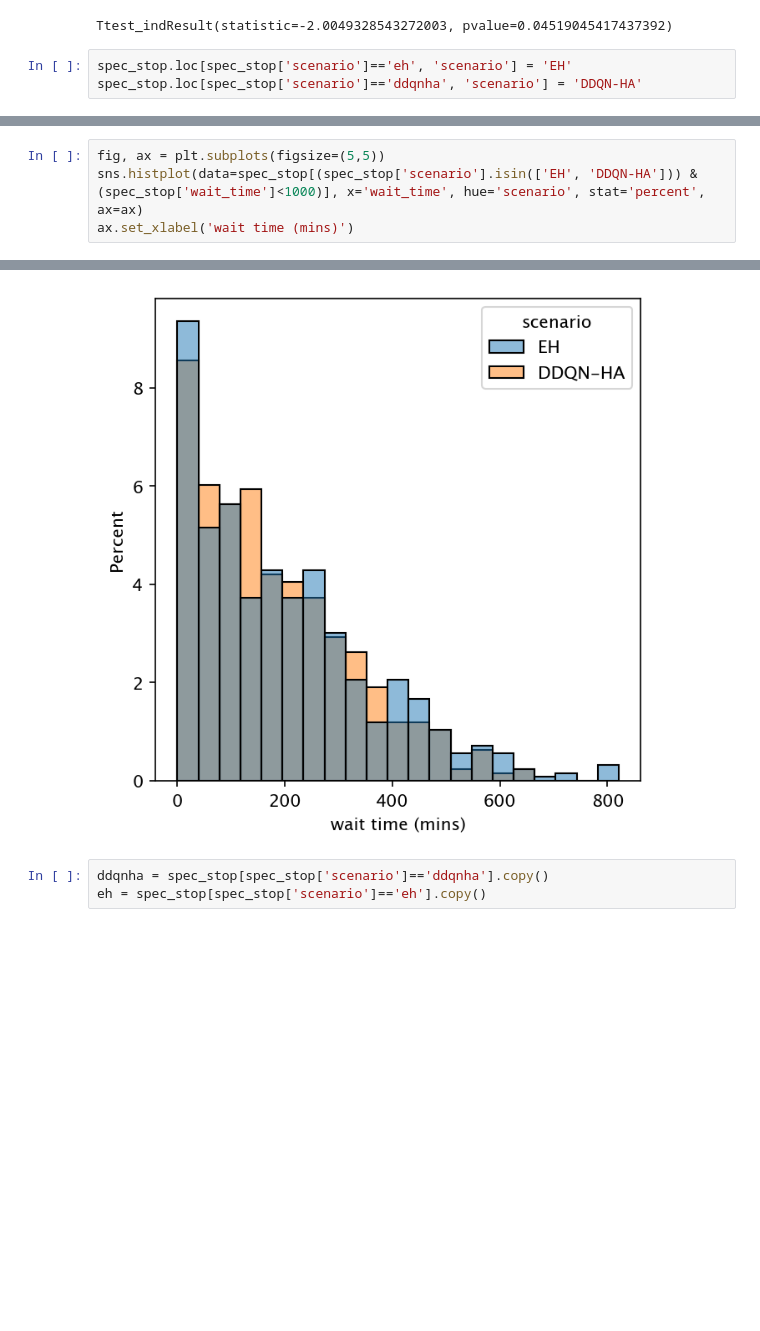
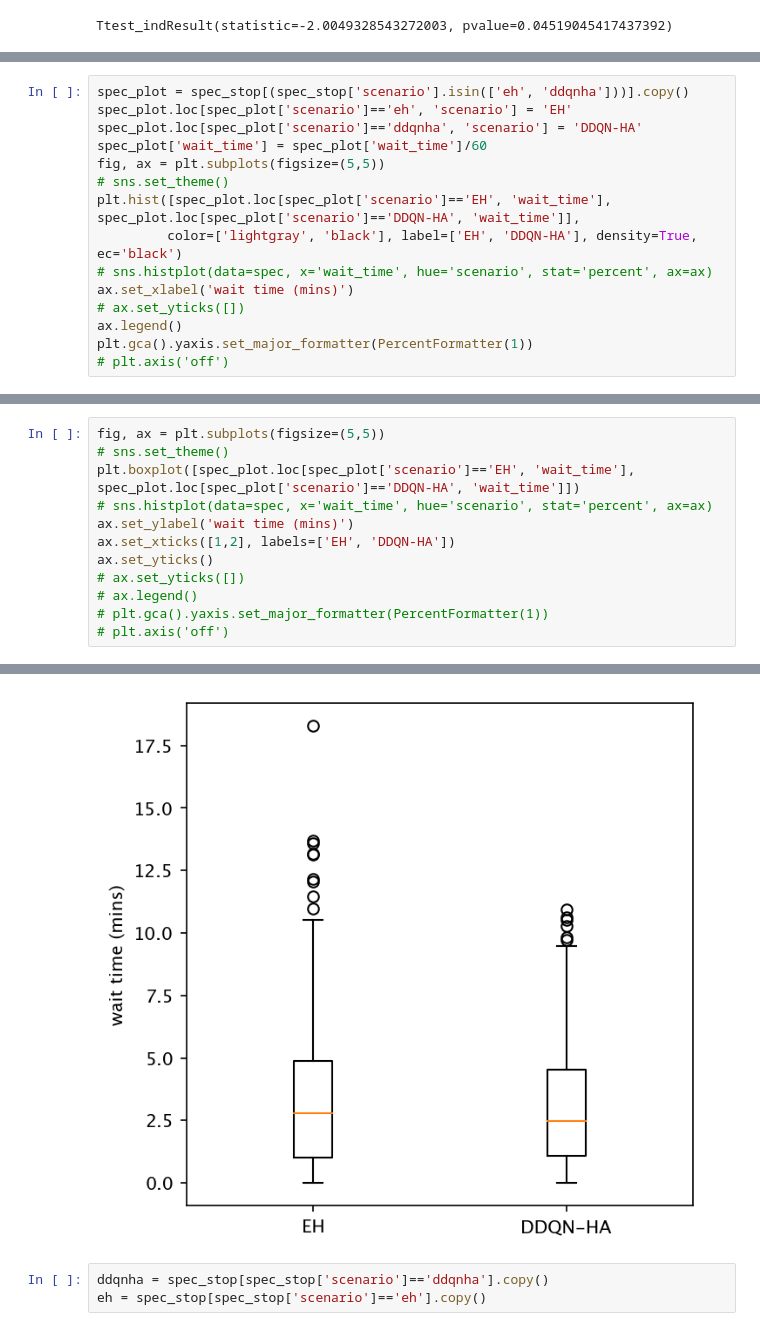
Before and after one commit to joerovar/rt_20_ebound, a Jupyter notebook: scratch.ipynb, the cells around one changed output, grey strips where cells are left out. Drawn from its saved outputs; the diff is of its cells as text; blank space fills up the shorter version.

```diff
--- a/scratch.ipynb
+++ b/scratch.ipynb
@@ -77,6 +76,3 @@ ddqnha 634
 ttest_ind(spec_stop.loc[spec_stop['scenario']=='ddqnha', 'wait_time'], spec_stop.loc[spec_stop['scenario']=='eh', 'wait_time'], equal_var=False)
 # %% [output]
 Ttest_indResult(statistic=-2.0049328543272003, pvalue=0.04519045417437392)
-# %%
-spec_stop.loc[spec_stop['scenario']=='eh', 'scenario'] = 'EH'
-spec_stop.loc[spec_stop['scenario']=='ddqnha', 'scenario'] = 'DDQN-HA'
@@ -82,0 +95,15 @@ spec_stop.loc[spec_stop['scenario']=='ddqnha', 'scenario'] = 'DDQN-HA'
+# %%
+spec_plot = spec_stop[(spec_stop['scenario'].isin(['eh', 'ddqnha']))].copy()
+spec_plot.loc[spec_plot['scenario']=='eh', 'scenario'] = 'EH'
+spec_plot.loc[spec_plot['scenario']=='ddqnha', 'scenario'] = 'DDQN-HA'
+spec_plot['wait_time'] = spec_plot['wait_time']/60
+fig, ax = plt.subplots(figsize=(5,5))
+# sns.set_theme()
+plt.hist([spec_plot.loc[spec_plot['scenario']=='EH', 'wait_time'], spec_plot.loc[spec_plot['scenario']=='DDQN-HA', 'wait_time']],
+         color=['lightgray', 'black'], label=['EH', 'DDQN-HA'], density=True, ec='black')
+# sns.histplot(data=spec, x='wait_time', hue='scenario', stat='percent', ax=ax)
+ax.set_xlabel('wait time (mins)')
+# ax.set_yticks([])
+ax.legend()
+plt.gca().yaxis.set_major_formatter(PercentFormatter(1))
+# plt.axis('off')
@@ -83,5 +112,13 @@ spec_stop.loc[spec_stop['scenario']=='ddqnha', 'scenario'] = 'DDQN-HA'
 # %%
 fig, ax = plt.subplots(figsize=(5,5))
-sns.histplot(data=spec_stop[(spec_stop['scenario'].isin(['EH', 'DDQN-HA'])) & (spec_stop['wait_time']<1000)], x='wait_time', hue='scenario', stat='percent', ax=ax)
-ax.set_xlabel('wait time (mins)')
+# sns.set_theme()
+plt.boxplot([spec_plot.loc[spec_plot['scenario']=='EH', 'wait_time'], spec_plot.loc[spec_plot['scenario']=='DDQN-HA', 'wait_time']])
+# sns.histplot(data=spec, x='wait_time', hue='scenario', stat='percent', ax=ax)
+ax.set_ylabel('wait time (mins)')
+ax.set_xticks([1,2], labels=['EH', 'DDQN-HA'])
+ax.set_yticks()
+# ax.set_yticks([])
+# ax.legend()
+# plt.gca().yaxis.set_major_formatter(PercentFormatter(1))
+# plt.axis('off')
 # %% [output]
@@ -89,4 +127,4 @@ Text(0.5, 0, 'wait time (mins)')
-[figure, old version]
+[figure, new version]
 # %%
 ddqnha = spec_stop[spec_stop['scenario']=='ddqnha'].copy()
 eh = spec_stop[spec_stop['scenario']=='eh'].copy()
```
Also changed, not shown: parts of 12 cells of this notebook.
